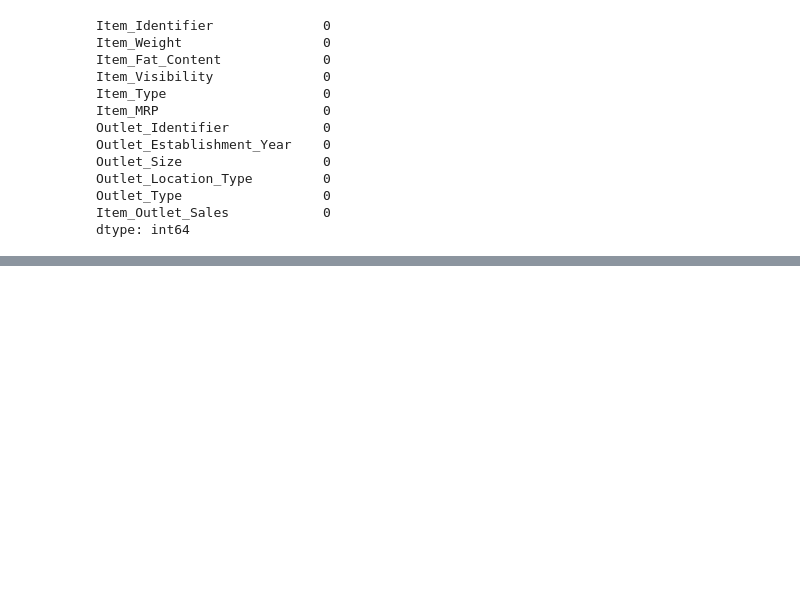
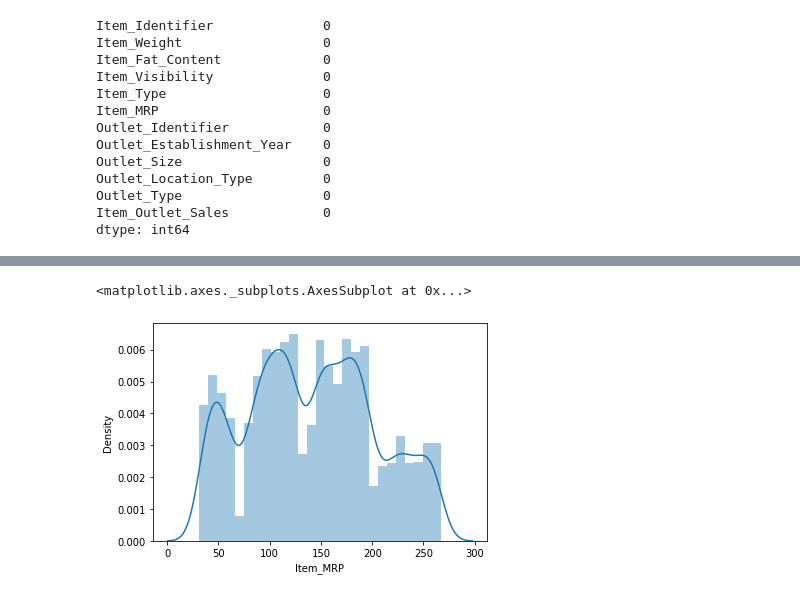
Before and after one commit to ismailsg/BigMat_Outlet_Sales, a Jupyter notebook: BigMat_Outlet_Sales.ipynb, the cells around one changed output, grey strips where cells are left out. Saved outputs shown, nothing was run; the diff lists cells and outputs as text; code cells hidden in the pictures; blank space fills up the shorter version.

```diff
--- a/BigMat_Outlet_Sales.ipynb
+++ b/BigMat_Outlet_Sales.ipynb
@@ -252,0 +278,5 @@ dtype: int64
+# %%
+sns.distplot(my_data.Item_MRP)
+# %% [output]
+<matplotlib.axes._subplots.AxesSubplot at 0x...>
+[figure, added]
```
Also changed, not shown: parts of 40 cells of this notebook.
